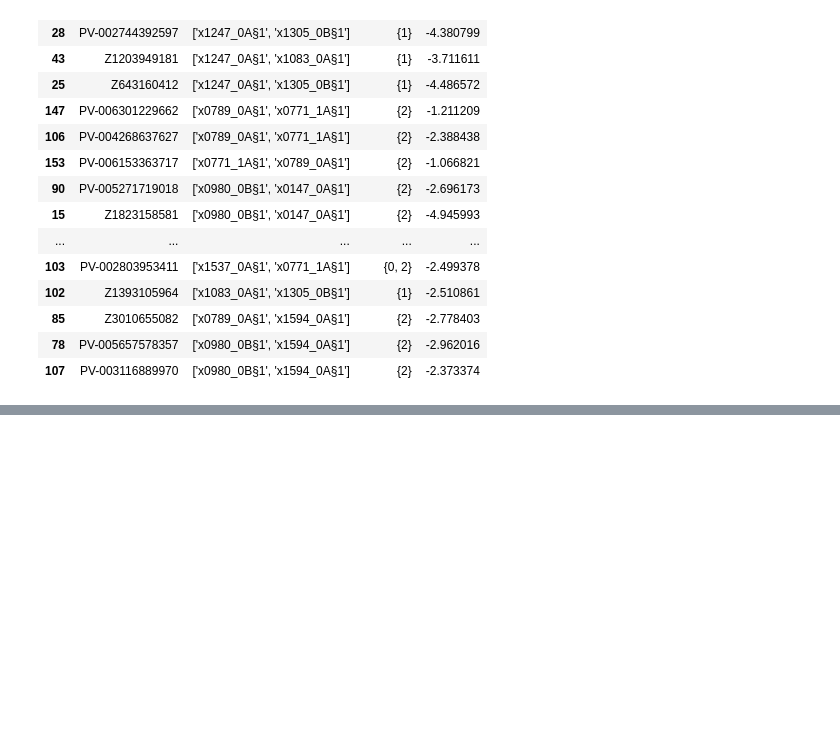
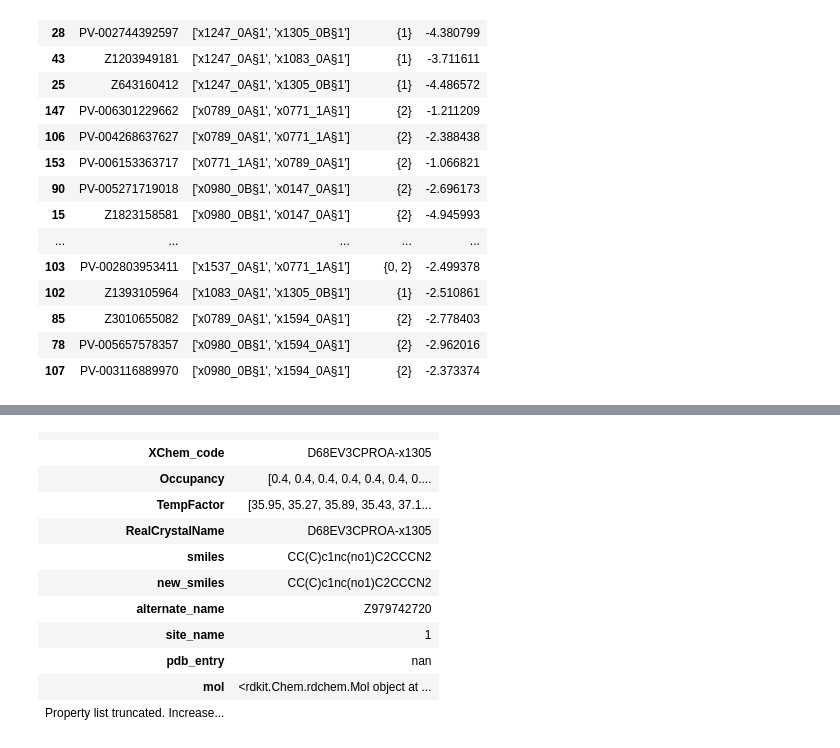
Before and after one commit to matteoferla/EV-D68-3C-protease, a Jupyter notebook: 02_hit-prep/hit_investigation.ipynb, the cells around one changed output, grey strips where cells are left out. Cells and saved outputs as stored; diff of their text form; code cells hidden in the pictures; blank space fills up the shorter version.

```diff
--- a/02_hit-prep/hit_investigation.ipynb
+++ b/02_hit-prep/hit_investigation.ipynb
@@ -957,0 +994,28 @@ INFO:Fragmenstein:ZINC1536013595-rxd - Time taken: 11.597370862960815
+# %%
+from rdkit import Chem
+from rdkit.Chem import AllChem, Draw, PandasTools, BRICS
+from rdkit.Chem.Draw import IPythonConsole
+import pandas as pd
+import pandera.typing as pdt
+from typing import List, Dict
+
+hitdex: Dict[str, Chem.Mol] = {}
+with Chem.SDMolSupplier('hits.sdf') as sds:
+    for mol in sds:
+        hitdex[mol.GetProp('_Name')] = mol
+
+
+hitdex['x1305_0B§1']
+# %% [output]
+|  |  |
+| XChem_code | D68EV3CPROA-x1305 |
+| Occupancy | [0.4, 0.4, 0.4, 0.4, 0.4, 0.4, 0.... |
+| TempFactor | [35.95, 35.27, 35.89, 35.43, 37.1... |
+| RealCrystalName | D68EV3CPROA-x1305 |
+| smiles | CC(C)c1nc(no1)C2CCCN2 |
+| new_smiles | CC(C)c1nc(no1)C2CCCN2 |
+| alternate_name | Z979742720 |
+| site_name | 1 |
+| pdb_entry | nan |
+| mol | <rdkit.Chem.rdchem.Mol object at ... |
+| Property list truncated. Increase... |  |
```
Also changed, not shown: parts of 52 cells of this notebook, 10 other files.
